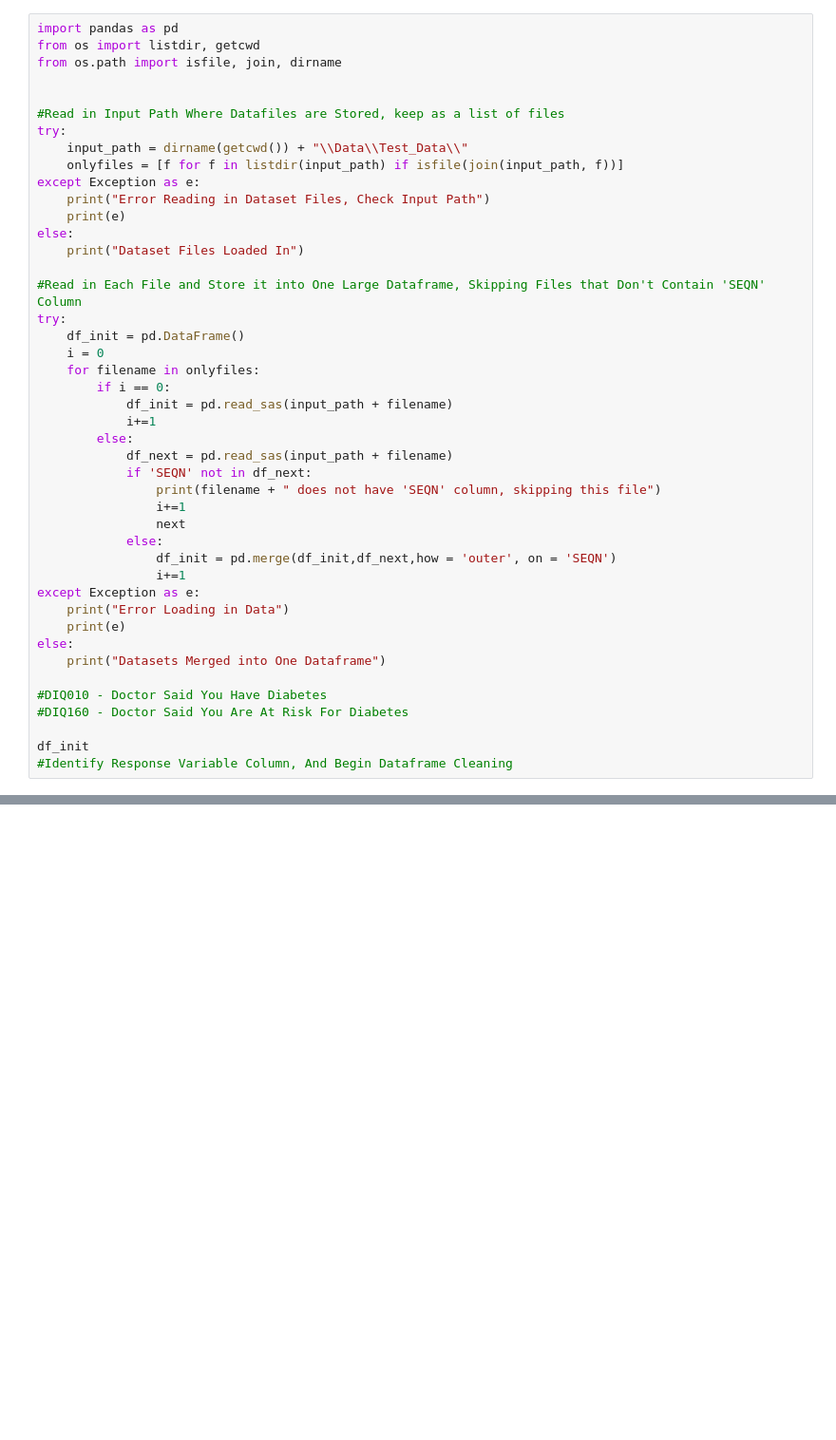
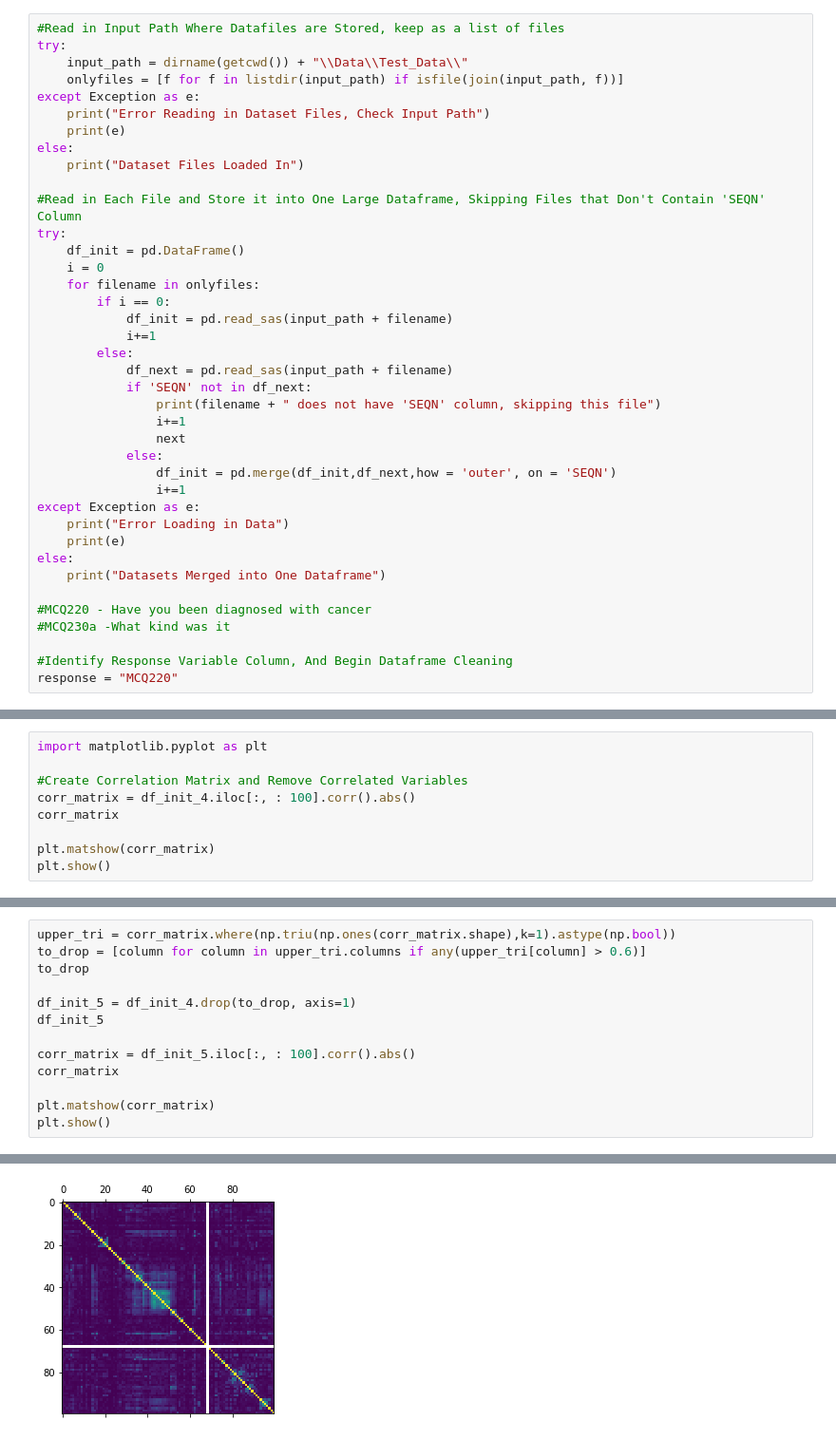
Before and after one commit to nglahani/ML_RPA_Use_Case, a Jupyter notebook: Python/Data_Test.ipynb, the cells around one changed output, grey strips where cells are left out. Shown at 95% size. Saved outputs shown, nothing was run; the diff lists cells and outputs as text; blank space fills up the shorter version.

```diff
--- a/Python/Data_Test.ipynb
+++ b/Python/Data_Test.ipynb
@@ -1,9 +8,4 @@
 # %%
-import pandas as pd
-from os import listdir, getcwd
-from os.path import isfile, join, dirname
-
-
 #Read in Input Path Where Datafiles are Stored, keep as a list of files
 try:
     input_path = dirname(getcwd()) + "\\Data\\Test_Data\\"
@@ -37,11 +39,11 @@ except Exception as e:
 else:
     print("Datasets Merged into One Dataframe")
 
-#DIQ010 - Doctor Said You Have Diabetes
-#DIQ160 - Doctor Said You Are At Risk For Diabetes
+#MCQ220 - Have you been diagnosed with cancer
+#MCQ230a -What kind was it
 
-df_init
 #Identify Response Variable Column, And Begin Dataframe Cleaning
+response = "MCQ220"
 # %% [output]
 Dataset Files Loaded In
 RXQ_DRUG.xpt does not have 'SEQN' column, skipping this file
@@ -61,0 +95,9 @@ Datasets Merged into One Dataframe
+# %%
+import matplotlib.pyplot as plt
+
+#Create Correlation Matrix and Remove Correlated Variables
+corr_matrix = df_init_4.iloc[:, : 100].corr().abs()
+corr_matrix
+
+plt.matshow(corr_matrix)
+plt.show()
@@ -61,0 +106,14 @@ Datasets Merged into One Dataframe
+# %%
+upper_tri = corr_matrix.where(np.triu(np.ones(corr_matrix.shape),k=1).astype(np.bool))
+to_drop = [column for column in upper_tri.columns if any(upper_tri[column] > 0.6)]
+to_drop
+
+df_init_5 = df_init_4.drop(to_drop, axis=1)
+df_init_5
+
+corr_matrix = df_init_5.iloc[:, : 100].corr().abs()
+corr_matrix
+
+plt.matshow(corr_matrix)
+plt.show()
+# %% [output]
@@ -61,0 +122 @@ Datasets Merged into One Dataframe
+[figure, added]
```
Also changed, not shown: parts of 5 cells of this notebook, 3 other files.
